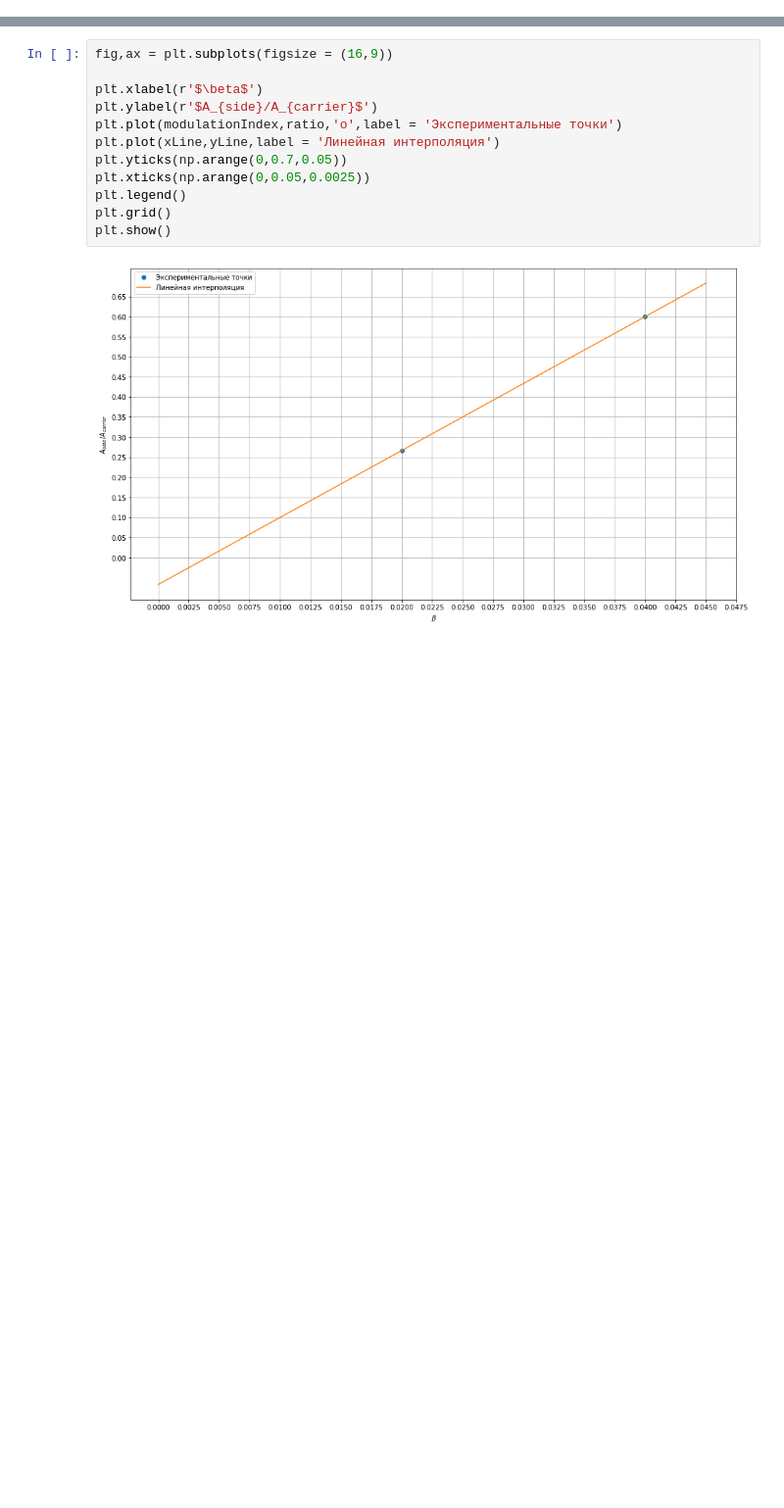
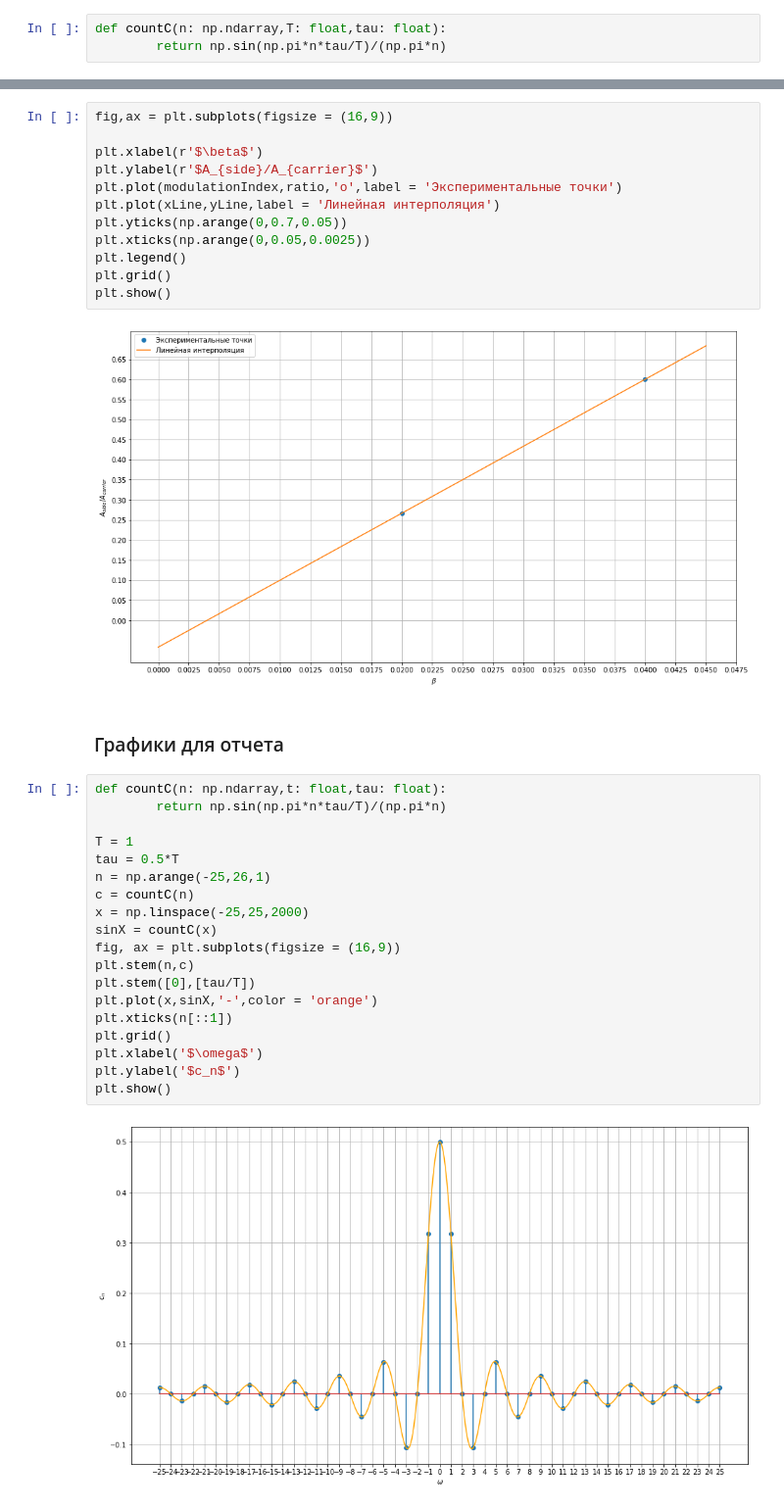
Before and after one commit to ShmakovVladimir/Labs, a Jupyter notebook: Электричество и Магнетизм/harmonicAnalys/main.ipynb, the cells around one changed output, grey strips where cells are left out. Shown: that part at 98% size. Drawn from its saved outputs; the diff is of its cells as text; blank space fills up the shorter version.

```diff
--- a/Электричество и Магнетизм/harmonicAnalys/main.ipynb
+++ b/Электричество и Магнетизм/harmonicAnalys/main.ipynb
@@ -12,0 +15,3 @@ from scipy.stats import linregress
+# %%
+def countC(n: np.ndarray,T: float,tau: float):
+        return np.sin(np.pi*n*tau/T)/(np.pi*n)
@@ -242,3 +263,26 @@ plt.grid()
 plt.show()
 # %% [output]
 [figure]
+# %% [markdown]
+### Графики для отчета
+# %%
+def countC(n: np.ndarray,t: float,tau: float):
+        return np.sin(np.pi*n*tau/T)/(np.pi*n)
+
+T = 1
+tau = 0.5*T
+n = np.arange(-25,26,1)
+c = countC(n)
+x = np.linspace(-25,25,2000)
+sinX = countC(x)
+fig, ax = plt.subplots(figsize = (16,9))
+plt.stem(n,c)
+plt.stem([0],[tau/T])
+plt.plot(x,sinX,'-',color = 'orange')
+plt.xticks(n[::1])
+plt.grid()
+plt.xlabel('$\omega$')
+plt.ylabel('$c_n$')
+plt.show()
+# %% [output]
+[figure, added]
```
Also changed, not shown: parts of 7 cells of this notebook, 13 other files.
